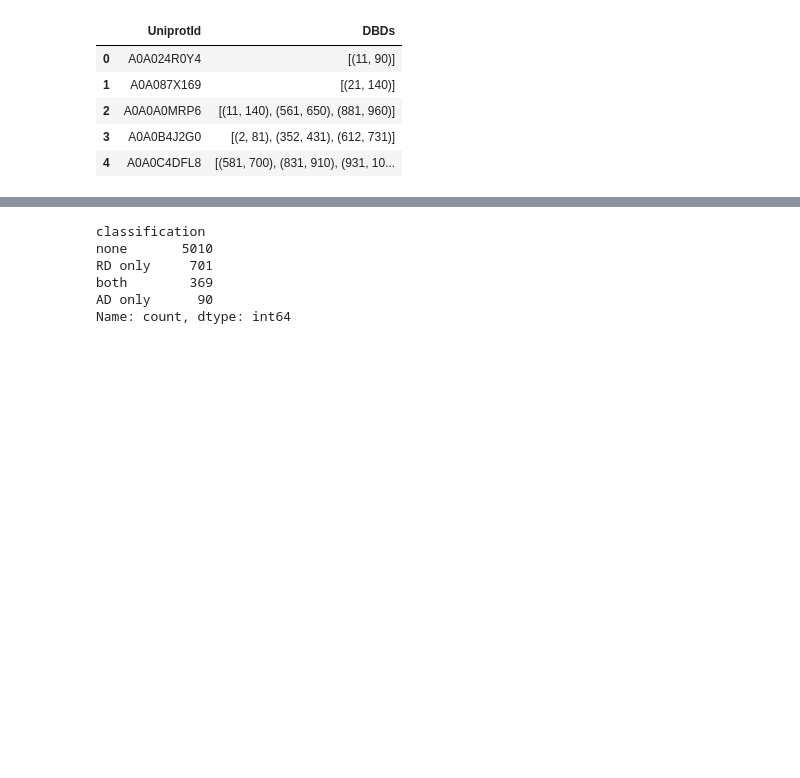
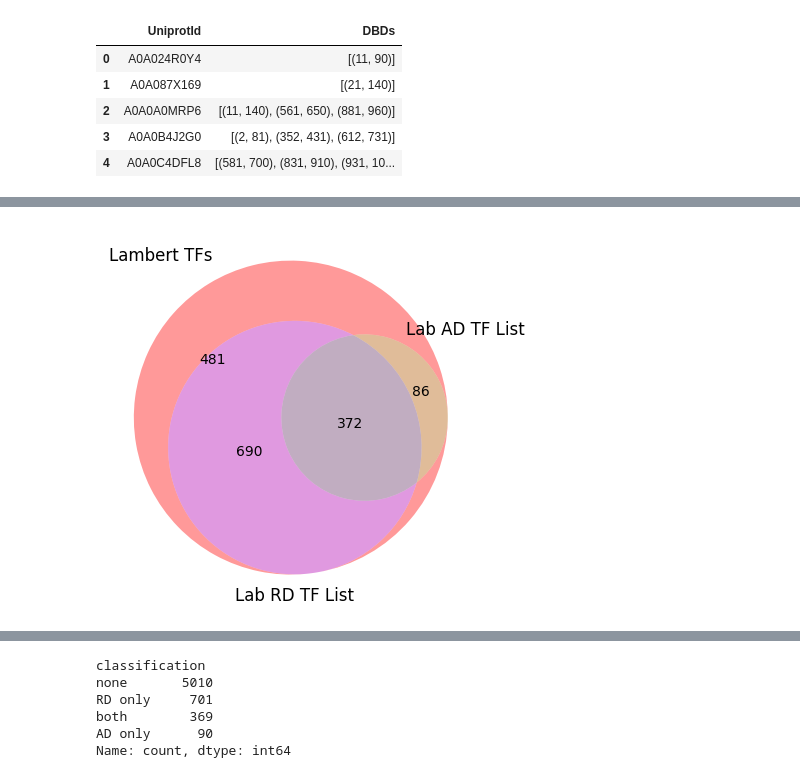
Before and after one commit to kinseylong/StallerRotation, a Jupyter notebook: TF_list/TF_AD_RD.ipynb, the cells around one changed output, grey strips where cells are left out. Cells and saved outputs as stored; diff of their text form; code cells hidden in the pictures; blank space fills up the shorter version.

```diff
--- a/TF_list/TF_AD_RD.ipynb
+++ b/TF_list/TF_AD_RD.ipynb
@@ -27,6 +28,8 @@ ads.head()
 | 4 | AHR | 266 | 268 | P35869 | [['P35869']] | NaN | P35869 | ... |
 # %%
 rds = pd.read_csv("original_data/tycko_soto_delrosso_RD_coordinate_data.csv")
+rds = rds.rename({" DBDs": "DBDs"}, axis=1)
+rds["DBDs"] = [ast.literal_eval(x) for x in rds["DBDs"]]
 rds.head()
 # %% [output]
 |  | UniprotId | DBDs |
@@ -47,0 +82,14 @@ tfsmapped.head()
+# %%
+rd_ENSG_dict = rds.merge(tfsmapped, left_on="UniprotId", right_on="Entry")[["From", "Entry"]].set_index("From")["Entry"].to_dict()
+ad_ENSG_dict = ads.merge(tfsmapped, left_on="uniprotID", right_on="Entry")[["From", "Entry"]].set_index("From")["Entry"].to_dict()
+tfs_ENSG_dict = tfs.set_index("EnsemblId")["symbol"].to_dict()
+
+rd_ENSG = set(rd_ENSG_dict.keys())
+ad_ENSG = set(ad_ENSG_dict.keys())
+tfs_ENSG = tfs.merge(tfsmapped, left_on="EnsemblId", right_on="From")["From"].unique()
+reviewed_ENSG = set(tfsmapped[tfsmapped["Reviewed"] == "reviewed"]["From"].to_list())
+
+combined_ENSG_list = set(list(rd_ENSG) + list(ad_ENSG) + list(tfs_ENSG))
+unreviewed_ENSG = [item for item in combined_list if item not in reviewed_ENSG]
+
+len(unreviewed_ENSG), len(reviewed_ENSG), len(set(combined_list))
@@ -47,0 +108,9 @@ tfsmapped.head()
+# %%
+from matplotlib_venn import venn3
+import matplotlib.pyplot as plt
+
+venn3(subsets = (set(tfs_ENSG), set(ad_ENSG), set(rd_ENSG)),set_labels = ('Lambert TFs', 'Lab AD TF List', 'Lab RD TF List'))
+
+plt.savefig("TFcountsvenn.png")
+# %% [output]
+[figure, added]
```
Also changed, not shown: parts of 18 cells of this notebook, 13 other files.
